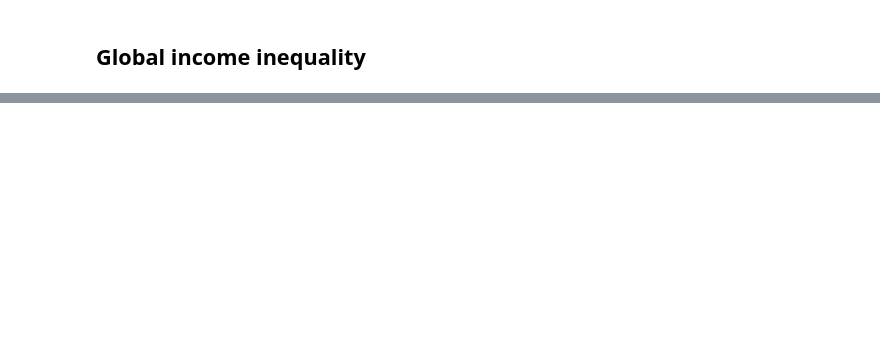
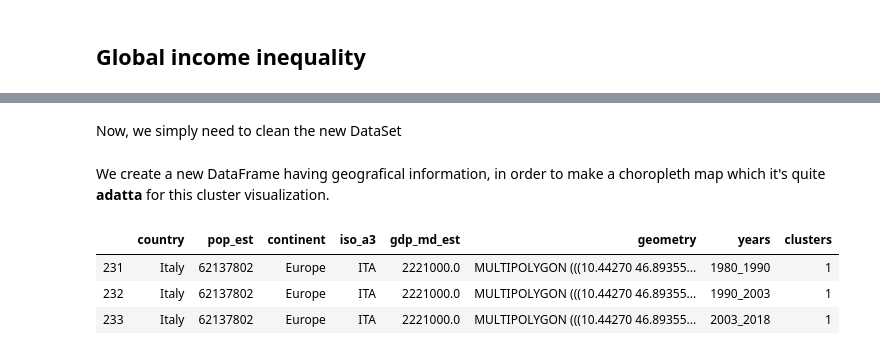
Before and after one commit to GabboM/ADA_Project, a Jupyter notebook: GlobalInequality.ipynb, the cells around one changed output, grey strips where cells are left out. Drawn from its saved outputs; the diff is of its cells as text; code cells hidden in the pictures; blank space fills up the shorter version.

```diff
--- a/GlobalInequality.ipynb
+++ b/GlobalInequality.ipynb
@@ -102,0 +210,4 @@ Length: 104, dtype: int64
+# %%
+df['1980_1990'] = df['1980_1990'].apply(sost)
+df['1990_2003'] = df['1990_2003'].apply(sost)
+df['2003_2018'] = df['2003_2018'].apply(sost)
@@ -102,0 +216,27 @@ Length: 104, dtype: int64
+# %%
+df = df+1
+df = df.fillna(0)
+missing = countries_world.difference(df.index)
+zero = [0 for i in range(len(df.columns))]
+for i in missing:
+    df.loc[i]=zero
+# %% [markdown]
+Now, we simply need to clean the new DataSet
+# %%
+df = pd.DataFrame(df.stack()).reset_index().rename(columns={'level_0':'country','level_1':'years',0:'clusters'})
+df = df.set_index('country')
+# %% [markdown]
+We create a new DataFrame having geografical information, in order to make a choropleth map which it's quite **adatta** for this cluster visualization.
+# %%
+merged = world_df.set_index('name').join(df)
+merged = merged.dropna(subset=['clusters'])
+merged = merged.reset_index().rename(columns={'index':'country'})
+merged.loc[merged['country'] =='France', 'iso_a3'] = 'FRA'
+merged.loc[merged['country'] =='Norway', 'iso_a3'] = 'NOR'
+# %%
+merged[merged.country=='Italy']
+# %% [output]
+|  | country | pop_est | continent | iso_a3 | gdp_md_est | geometry | years | clusters |
+| 231 | Italy | 62137802 | Europe | ITA | 2221000.0 | MULTIPOLYGON (((10.44270 46.89355... | 1980_1990 | 1 |
+| 232 | Italy | 62137802 | Europe | ITA | 2221000.0 | MULTIPOLYGON (((10.44270 46.89355... | 1990_2003 | 1 |
+| 233 | Italy | 62137802 | Europe | ITA | 2221000.0 | MULTIPOLYGON (((10.44270 46.89355... | 2003_2018 | 1 |
```
Also changed, not shown: parts of 36 cells of this notebook.
